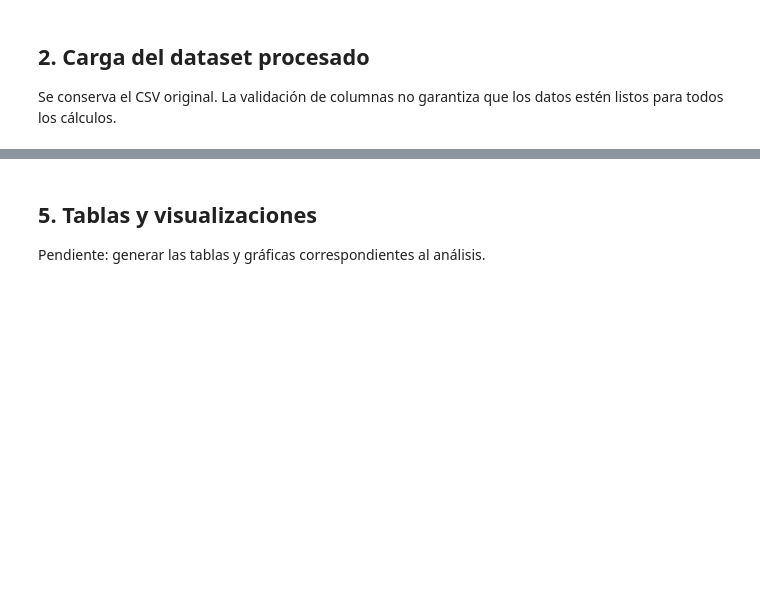
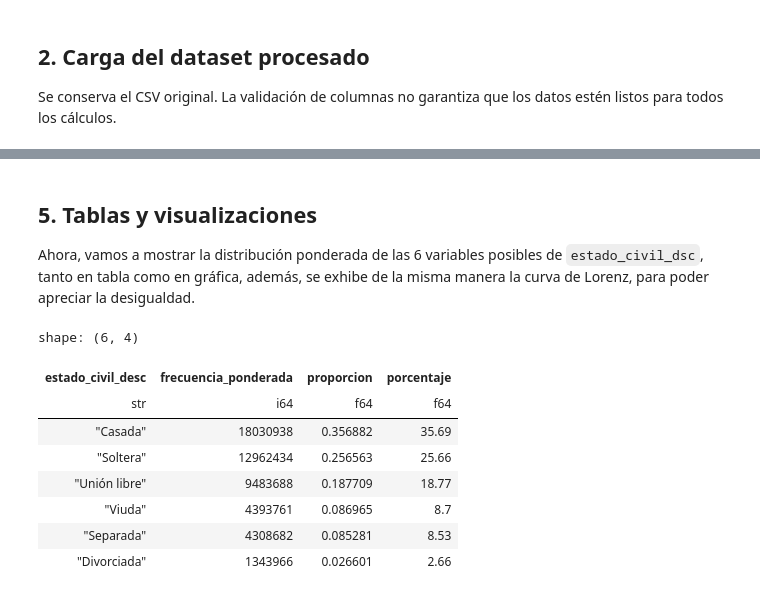
Before and after one commit to Drieveal14/Practica-04-Medidas-de-Concentracion-Heterogenidad-Gini-y-Entropia, a Jupyter notebook: notebooks/Comparacion_gini_y_entropia.ipynb, the cells around one changed output, grey strips where cells are left out. Drawn from its saved outputs; the diff is of its cells as text; code cells hidden in the pictures; blank space fills up the shorter version.

```diff
--- a/notebooks/Comparacion_gini_y_entropia.ipynb
+++ b/notebooks/Comparacion_gini_y_entropia.ipynb
@@ -75,4 +153,31 @@ Pendiente: implementar las medidas en funciones reutilizables de `src/statistics
 # %% [markdown]
 ## 5. Tablas y visualizaciones
 
-Pendiente: generar las tablas y gráficas correspondientes al análisis.
+Ahora, vamos a mostrar la distribución ponderada de las 6 variables posibles de `estado_civil_dsc`, tanto en tabla como en gráfica, además, se exhibe de la misma manera la curva de Lorenz, para poder apreciar la desigualdad.
+# %%
+tabla_estado_civil = (
+    frecuencias_estado_civil
+    .with_columns(
+        (
+            pl.col("frecuencia_ponderada")
+            / pl.col("frecuencia_ponderada").sum()
+        ).alias("proporcion")
+    )
+    .with_columns(
+        (pl.col("proporcion") * 100)
+        .round(2)
+        .alias("porcentaje")
+    )
+)
+
+tabla_estado_civil
+# %% [output]
+shape: (6, 4)
+| estado_civil_desc | frecuencia_ponderada | proporcion | porcentaje |
+| str | i64 | f64 | f64 |
+| "Casada" | 18030938 | 0.356882 | 35.69 |
+| "Soltera" | 12962434 | 0.256563 | 25.66 |
+| "Unión libre" | 9483688 | 0.187709 | 18.77 |
+| "Viuda" | 4393761 | 0.086965 | 8.7 |
+| "Separada" | 4308682 | 0.085281 | 8.53 |
+| "Divorciada" | 1343966 | 0.026601 | 2.66 |
```
Also changed, not shown: parts of 8 cells of this notebook.
